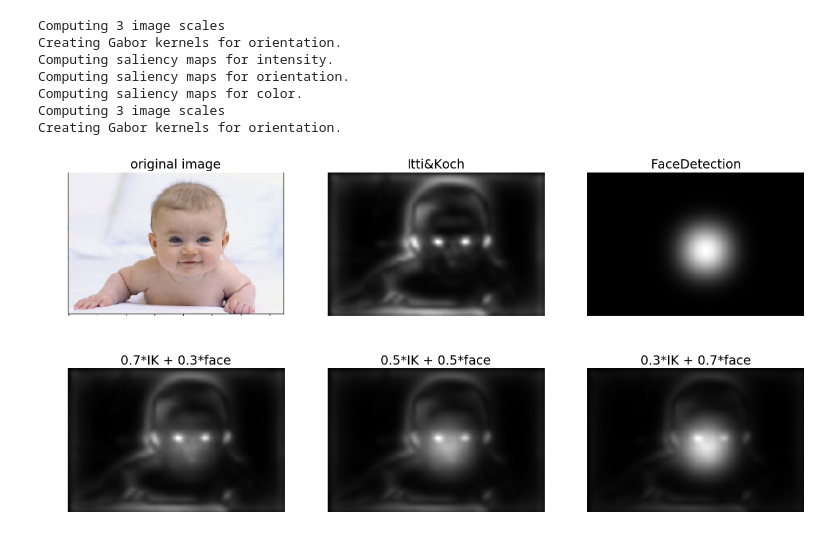
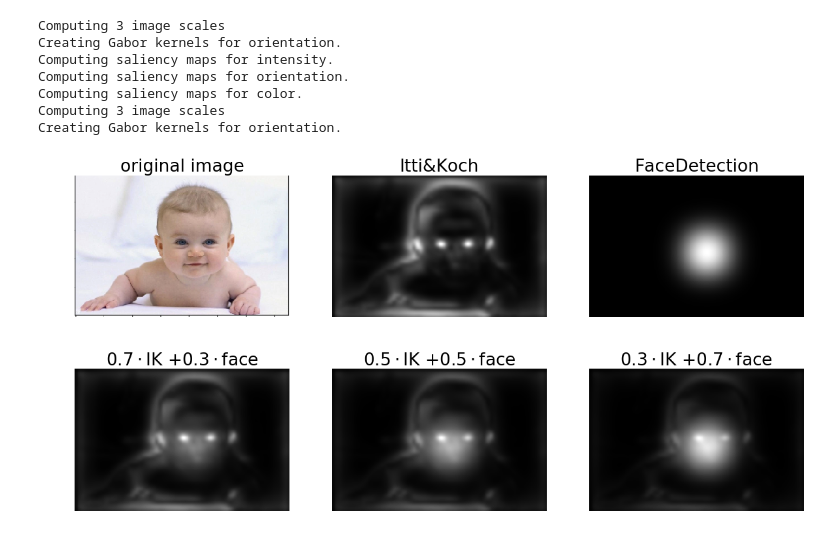
Before and after one commit to alTeska/face_saliency, a Jupyter notebook: notebooks/demo/face_detection_influence_vizualization_0302.ipynb, the cells around one changed output. Saved outputs shown, nothing was run; the diff lists cells and outputs as text; code cells hidden in the pictures.

```diff
--- a/notebooks/demo/face_detection_influence_vizualization_0302.ipynb
+++ b/notebooks/demo/face_detection_influence_vizualization_0302.ipynb
@@ -16,6 +16,6 @@ def normalize_saliency_map(smap):
     return smap
 # %%
 # Load The Image
-path = './imgs/baby1.png'
+path = '../imgs/baby1.png'
 # path = './imgs/group.jpg'
 img = mpimg.imread(path)
@@ -43,32 +47,36 @@ smap_03 = normalize_saliency_map(smap * 0.7 + smap_face * 0.3)
 smap_05 = normalize_saliency_map(smap * 0.5 + smap_face * 0.5)
 smap_07 = normalize_saliency_map(smap * 0.3 + smap_face * 0.7)
 # %%
-matplotlib.rcParams.update({'font.size': 16})
+matplotlib.rcParams.update({'font.size': 22})
 
 fig, ax = plt.subplots(2, 3, figsize=(20, 10))
 ax[0,0].imshow(img)
 ax[0,1].imshow(smap)
 ax[0,2].imshow(smap_face)
 
 ax[1,0].imshow(smap_03)
 ax[1,1].imshow(smap_05)
 ax[1,2].imshow(smap_07)
 
 ax[0,0].set_title('original image')
 ax[0,1].set_title('Itti&Koch')
 ax[0,2].set_title('FaceDetection')
-ax[1,0].set_title('0.7*IK + 0.3*face')
+ax[1,0].set_title('0.7 $\times$ IK + 0.3*face')
 ax[1,1].set_title('0.5*IK + 0.5*face')
-ax[1,2].set_title('0.3*IK + 0.7*face')
+ax[1,0].set_title(r'$0.7 \cdot $IK +'+r'$0.3 \cdot $face')
+ax[1,1].set_title(r'$0.5 \cdot $IK +'+r'$0.5 \cdot $face')
+ax[1,2].set_title(r'$0.3 \cdot $IK +'+r'$0.7 \cdot $face')
+# ax[1,2].set_title(r'$0.3 \times $IK +'+r'$0.7 \times $face')
+
 
 ax[0,0].axis('off')
 ax[0,1].axis('off')
 ax[0,2].axis('off')
 ax[1,0].axis('off')
 ax[1,1].axis('off')
 ax[1,2].axis('off')
 
 
-plt.savefig('results/plots/face_addition_baby.jpg', bbox_inches='tight', pad_inches=0)
+plt.savefig('face_addition_baby.jpg', bbox_inches='tight', pad_inches=0)
 # %% [output]
-[figure, old version]
+[figure, new version]
```
Also changed, not shown: parts of 1 cell of this notebook, 46 other files.
